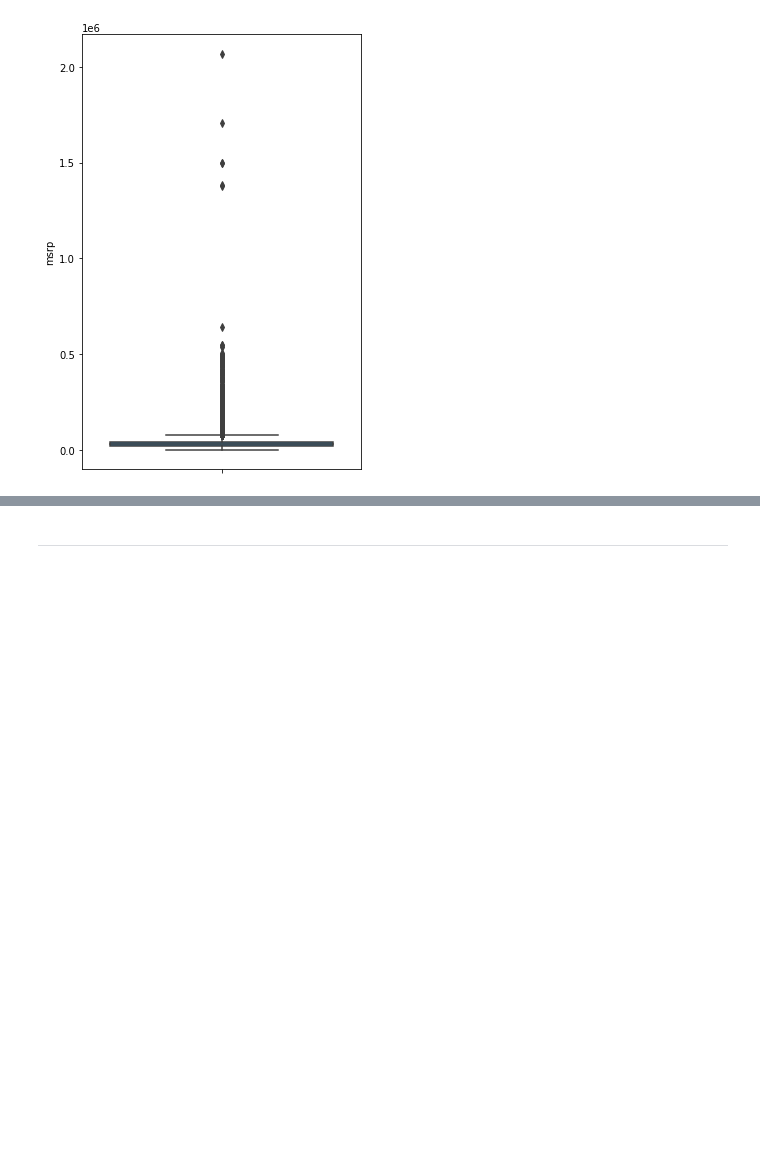
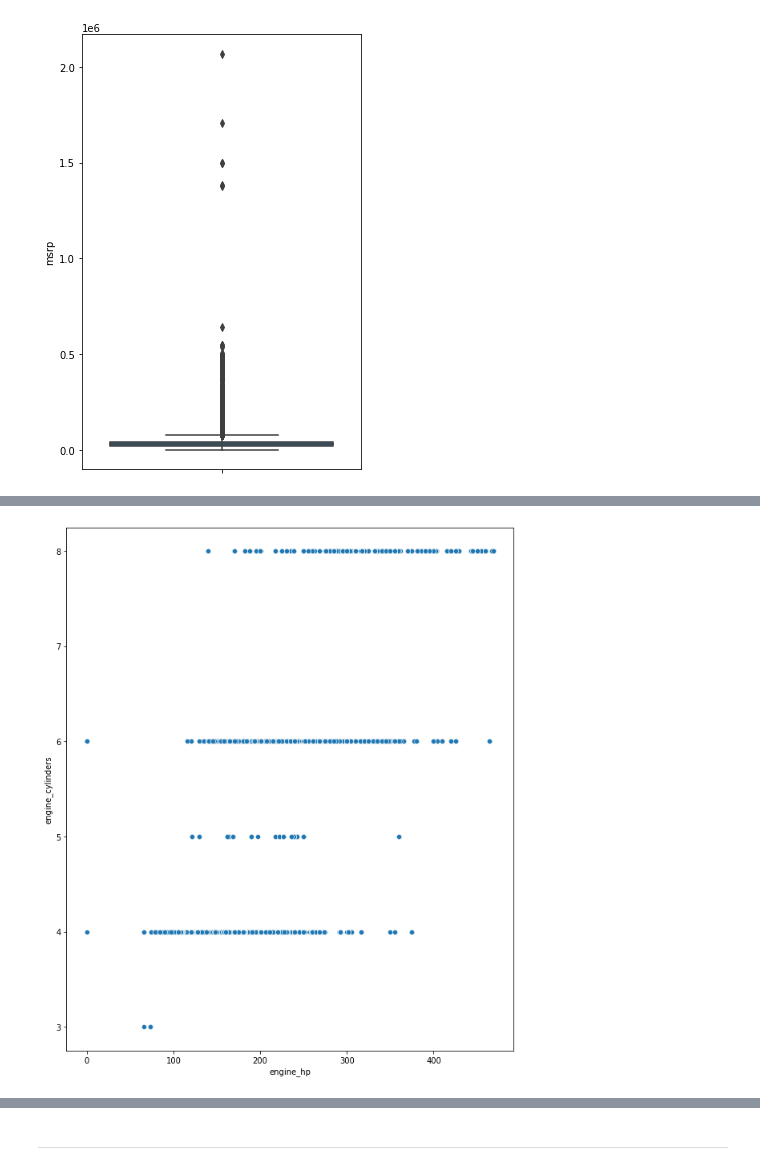
Before and after one commit to atkuzmanov/softuni-ai-ml-repo-project-2021, a Jupyter notebook: softuni-ai-ml-repo-project-2021-v1.ipynb, the cells around one changed output, grey strips where cells are left out. Cells and saved outputs as stored; diff of their text form; code cells hidden in the pictures; blank space fills up the shorter version.

```diff
--- a/softuni-ai-ml-repo-project-2021-v1.ipynb
+++ b/softuni-ai-ml-repo-project-2021-v1.ipynb
@@ -921,0 +885,6 @@ We see AUTOMATED_MANUAL is the expensive one.
+# %%
+plt.figure(figsize = (10,12))
+sns.scatterplot(data = data_out, y = "engine_cylinders", x = "engine_hp")
+plt.show()
+# %% [output]
+[figure, added]
```
Also changed, not shown: parts of 85 cells of this notebook.
